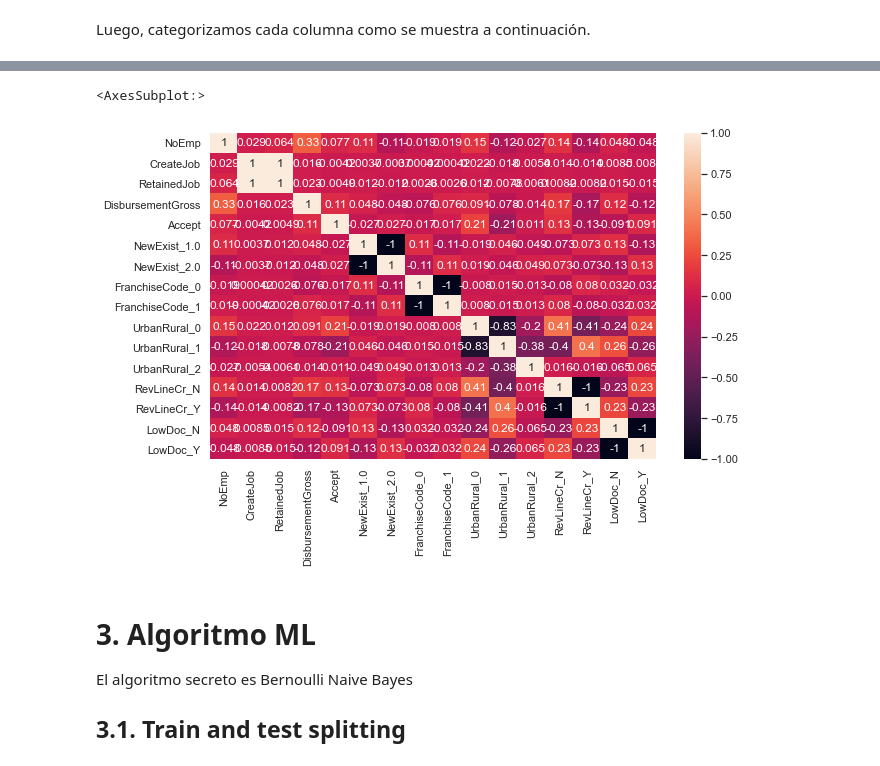
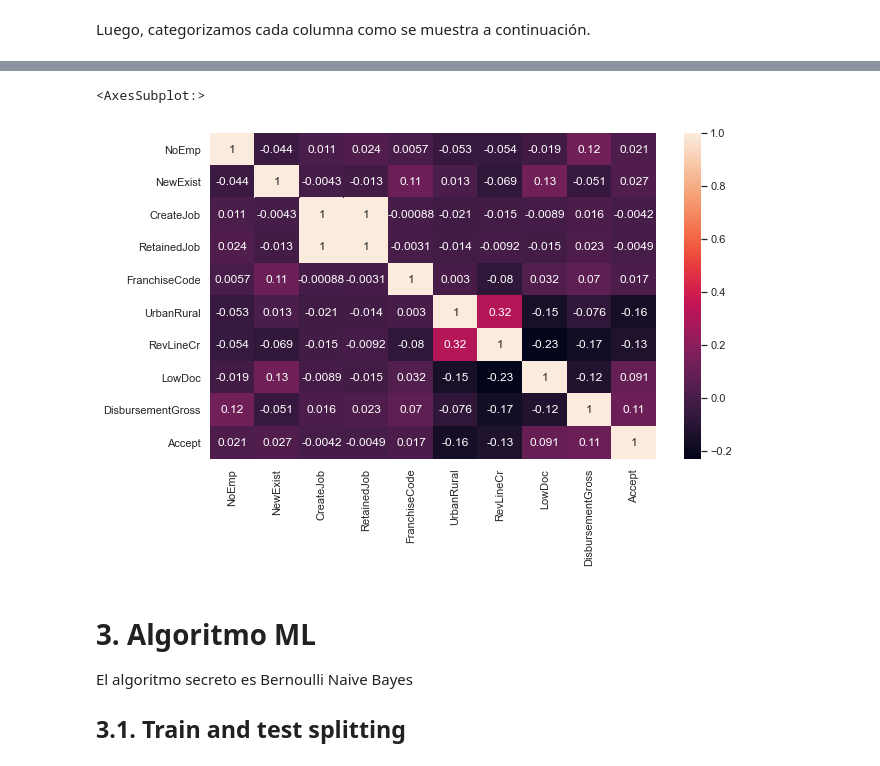
Before and after one commit to steanleo/KaggleChallenge, a Jupyter notebook: notebook/LoanApproval.ipynb, the cells around one changed output, grey strips where cells are left out. Drawn from its saved outputs; the diff is of its cells as text; code cells hidden in the pictures.

```diff
--- a/notebook/LoanApproval.ipynb
+++ b/notebook/LoanApproval.ipynb
@@ -187,2 +134,0 @@ Como en los datos originales se establece que **NewExist** unicamente puede toma
-# %%
-df_train.loc[df_train['NewExist'] == 0, 'NewExist'] = df_train.NewExist.median()
@@ -211,8 +134,0 @@ sns.barplot(x='FranchiseCode', y='Accept', data=df_train)
-# %%
-#Dado que esta columna es un codigo y si es 0 o 1, es que no tiene uno; se puede categorizar
-df_train.loc[df_train.FranchiseCode == 1, 'FranchiseCode'] = 0
-df_train.loc[df_train.FranchiseCode == 0, 'FranchiseCode'] = 0
-df_train.loc[df_train.FranchiseCode > 1, 'FranchiseCode'] = 1
-
-#Parece ser que FranchiseCode está relacionado con Accept
-sns.barplot(x='FranchiseCode', y='Accept', data=df_train)
@@ -268,2 +275,0 @@ df_train.sort_values('NoEmp', ascending=False).head(10)
-# %%
-df_train.loc[df_train.NoEmp > 500, 'NoEmp'] = 500
@@ -460,10 +386,16 @@ memory usage: 5.4+ MB
 # %% [markdown]
 Luego, categorizamos cada columna como se muestra a continuación.
 # %%
-df["NewExist"] = df["NewExist"].astype(str)
-df["FranchiseCode"] = df["FranchiseCode"].astype(str)
-df["UrbanRural"] = df["UrbanRural"].astype(str)
+#df["NewExist"] = df["NewExist"].astype(str)
+#df["FranchiseCode"] = df["FranchiseCode"].astype(str)
+#df["UrbanRural"] = df["UrbanRural"].astype(str)
+#df = pd.get_dummies(df, columns=['NewExist', 'FranchiseCode', 'UrbanRural', 'RevLineCr', 'LowDoc'])
 
-df = pd.get_dummies(df, columns=['NewExist', 'FranchiseCode', 'UrbanRural', 'RevLineCr', 'LowDoc'])
+df.loc[df["RevLineCr"] == "N", "RevLineCr"] = 0
+df.loc[df["RevLineCr"] == "Y", "RevLineCr"] = 1
+df.loc[df["LowDoc"] == "N", "LowDoc"] = 0
+df.loc[df["LowDoc"] == "Y", "LowDoc"] = 1
+df["RevLineCr"] = df["RevLineCr"].astype(np.int64)
+df["LowDoc"] = df["LowDoc"].astype(np.int64)
 df.head()
 # %% [output]
@@ -533,10 +424,9 @@ df
 # %%
 plt.figure(figsize=(10,6))
-#sns.heatmap(df_train.corr(), annot=True)
-sns.heatmap(df.corr(), annot=True)
+sns.heatmap(df.iloc[:40385,:].corr(), annot=True)
 # %% [output]
 <AxesSubplot:>
-[figure, old version]
+[figure, new version]
 # %% [markdown]
 # 3. Algoritmo ML
 El algoritmo secreto es Bernoulli Naive Bayes
```
Also changed, not shown: parts of 101 cells of this notebook, 5 other files.
